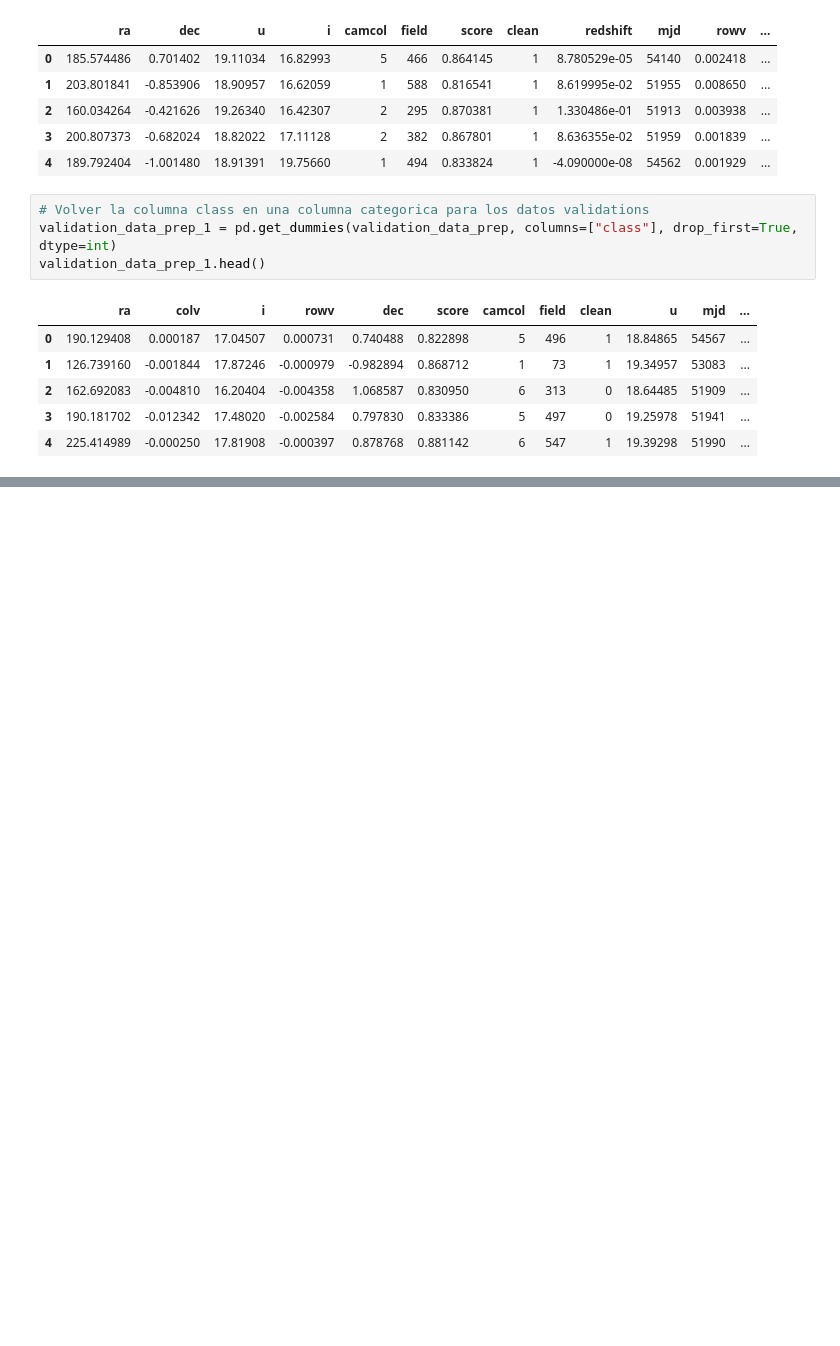
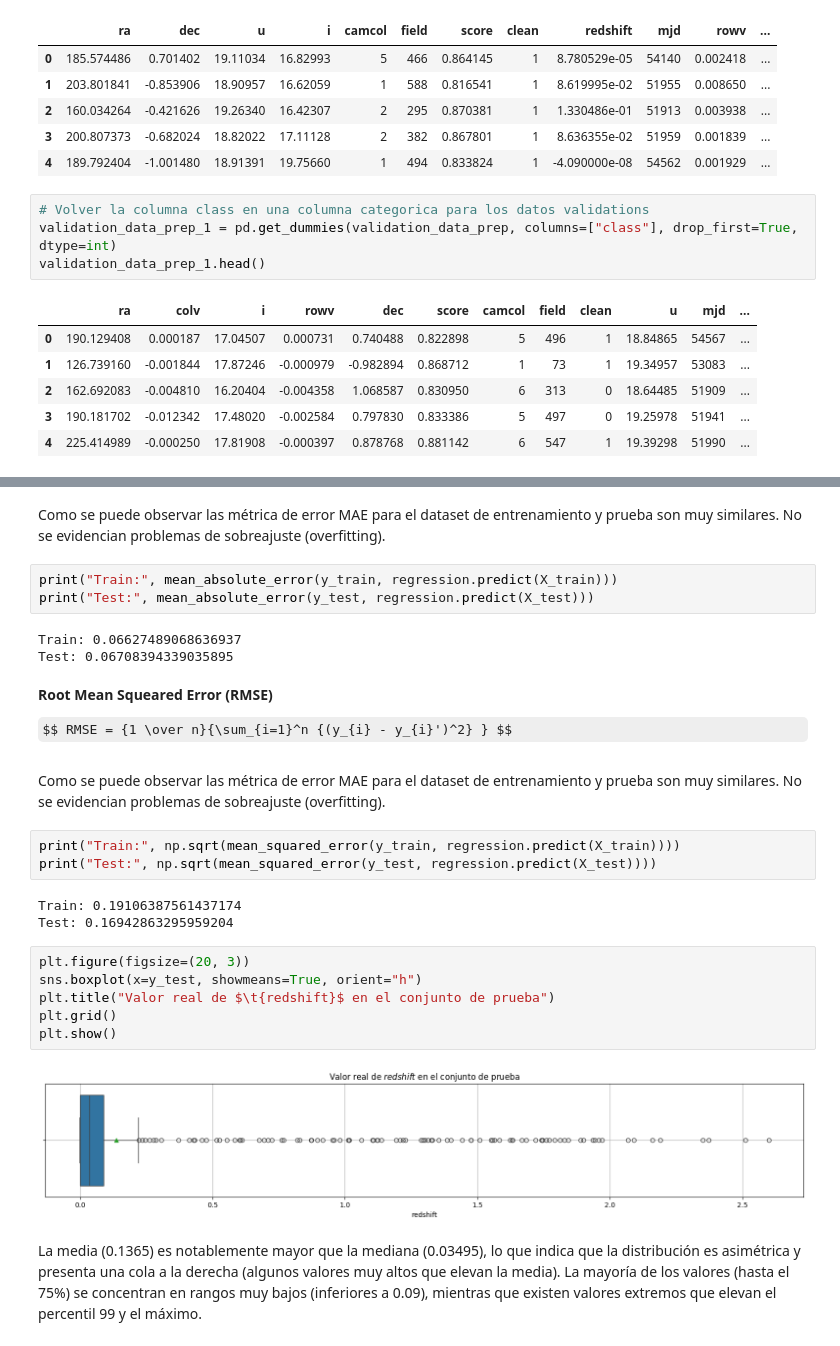
Before and after one commit to andreschaparr0/Laboratorios-BI, a Jupyter notebook: Lab 1.ipynb, the cells around one changed output, grey strips where cells are left out. Cells and saved outputs as stored; diff of their text form; some formulas as TeX source; blank space fills up the shorter version.

Commit message:
Punto 4 y 5 hecho hasta pipeline

```diff
--- a/Lab 1.ipynb
+++ b/Lab 1.ipynb
@@ -370,0 +451,31 @@ validation_data_prep_1.head()
+# %% [markdown]
+Como se puede observar las métrica de error MAE para el dataset de entrenamiento y prueba son muy similares. No se evidencian problemas de sobreajuste (overfitting).
+# %%
+print("Train:", mean_absolute_error(y_train, regression.predict(X_train)))
+print("Test:", mean_absolute_error(y_test, regression.predict(X_test)))
+# %% [output]
+Train: 0.06627489068636937
+Test: 0.06708394339035895
+# %% [markdown]
+**Root Mean Squeared Error (RMSE)**
+
+$$ RMSE = {1 \over n}{\sum_{i=1}^n {(y_{i} - y_{i}')^2} } $$
+# %% [markdown]
+Como se puede observar las métrica de error MAE para el dataset de entrenamiento y prueba son muy similares. No se evidencian problemas de sobreajuste (overfitting).
+# %%
+print("Train:", np.sqrt(mean_squared_error(y_train, regression.predict(X_train))))
+print("Test:", np.sqrt(mean_squared_error(y_test, regression.predict(X_test))))
+# %% [output]
+Train: 0.19106387561437174
+Test: 0.16942863295959204
+# %%
+plt.figure(figsize=(20, 3))
+sns.boxplot(x=y_test, showmeans=True, orient="h")
+plt.title("Valor real de $\t{redshift}$ en el conjunto de prueba")
+plt.grid()
+plt.show()
+# %% [output]
+[figure, added]
+# %% [markdown]
+La media (0.1365) es notablemente mayor que la mediana (0.03495), lo que indica que la distribución es asimétrica y presenta una cola a la derecha (algunos valores muy altos que elevan la media).
+La mayoría de los valores (hasta el 75%) se concentran en rangos muy bajos (inferiores a 0.09), mientras que existen valores extremos que elevan el percentil 99 y el máximo.
```
Also changed, not shown: parts of 39 cells of this notebook, 1 other file.
